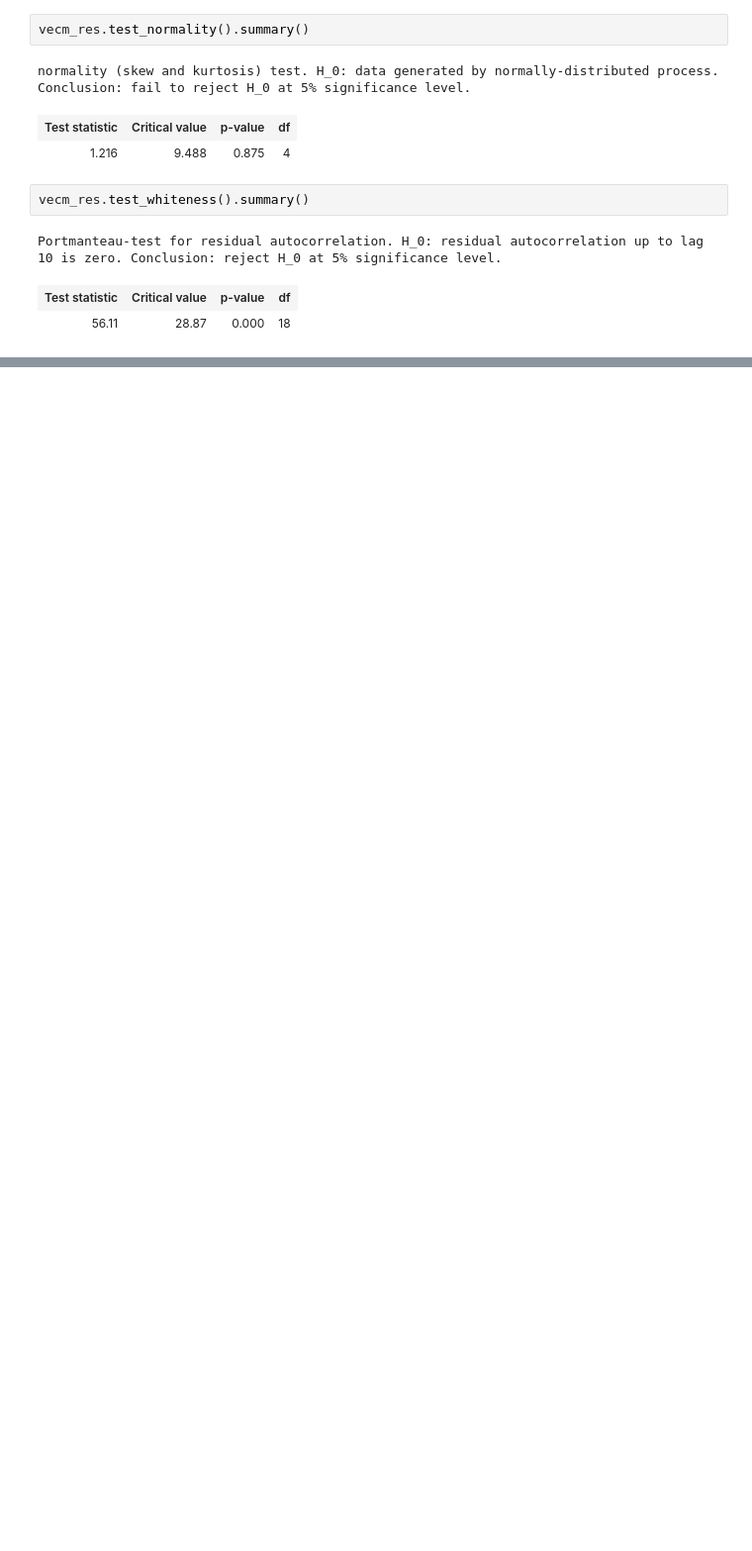
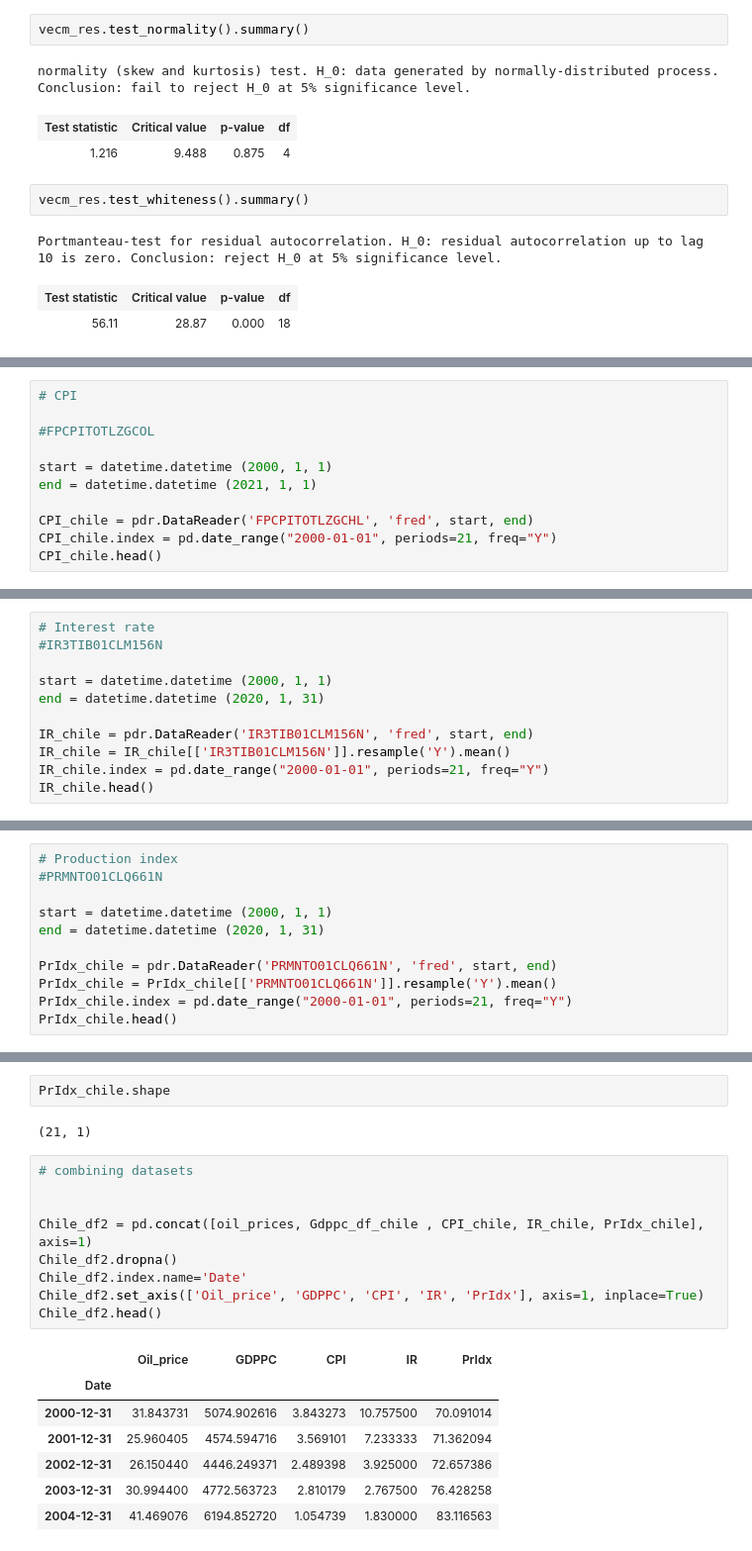
Before and after one commit to Yonas-Berhe/WQU_MSFE_Capestone_project, a Jupyter notebook: MSFE_Capestone_project_code.ipynb, the cells around one changed output, grey strips where cells are left out. Shown at 99% size. Drawn from its saved outputs; the diff is of its cells as text; blank space fills up the shorter version.

```diff
--- a/MSFE_Capestone_project_code.ipynb
+++ b/MSFE_Capestone_project_code.ipynb
@@ -1191,0 +1454,11 @@ Portmanteau-test for residual autocorrelation. H_0: residual autocorrelation up
+# %%
+# CPI
+
+#FPCPITOTLZGCOL
+
+start = datetime.datetime (2000, 1, 1)
+end = datetime.datetime (2021, 1, 1)
+
+CPI_chile = pdr.DataReader('FPCPITOTLZGCHL', 'fred', start, end)
+CPI_chile.index = pd.date_range("2000-01-01", periods=21, freq="Y")
+CPI_chile.head()
@@ -1191,0 +1476,11 @@ Portmanteau-test for residual autocorrelation. H_0: residual autocorrelation up
+# %%
+# Interest rate
+#IR3TIB01CLM156N
+
+start = datetime.datetime (2000, 1, 1)
+end = datetime.datetime (2020, 1, 31)
+
+IR_chile = pdr.DataReader('IR3TIB01CLM156N', 'fred', start, end)
+IR_chile = IR_chile[['IR3TIB01CLM156N']].resample('Y').mean()
+IR_chile.index = pd.date_range("2000-01-01", periods=21, freq="Y")
+IR_chile.head()
@@ -1191,0 +1498,11 @@ Portmanteau-test for residual autocorrelation. H_0: residual autocorrelation up
+# %%
+# Production index
+#PRMNTO01CLQ661N
+
+start = datetime.datetime (2000, 1, 1)
+end = datetime.datetime (2020, 1, 31)
+
+PrIdx_chile = pdr.DataReader('PRMNTO01CLQ661N', 'fred', start, end)
+PrIdx_chile = PrIdx_chile[['PRMNTO01CLQ661N']].resample('Y').mean()
+PrIdx_chile.index = pd.date_range("2000-01-01", periods=21, freq="Y")
+PrIdx_chile.head()
@@ -1191,0 +1516,21 @@ Portmanteau-test for residual autocorrelation. H_0: residual autocorrelation up
+# %%
+PrIdx_chile.shape
+# %% [output]
+(21, 1)
+# %%
+# combining datasets
+
+
+Chile_df2 = pd.concat([oil_prices, Gdppc_df_chile , CPI_chile, IR_chile, PrIdx_chile], axis=1)
+Chile_df2.dropna()
+Chile_df2.index.name='Date'
+Chile_df2.set_axis(['Oil_price', 'GDPPC', 'CPI', 'IR', 'PrIdx'], axis=1, inplace=True)
+Chile_df2.head()
+# %% [output]
+|  | Oil_price | GDPPC | CPI | IR | PrIdx |
+| Date |  |  |  |  |  |
+| 2000-12-31 | 31.843731 | 5074.902616 | 3.843273 | 10.757500 | 70.091014 |
+| 2001-12-31 | 25.960405 | 4574.594716 | 3.569101 | 7.233333 | 71.362094 |
+| 2002-12-31 | 26.150440 | 4446.249371 | 2.489398 | 3.925000 | 72.657386 |
+| 2003-12-31 | 30.994400 | 4772.563723 | 2.810179 | 2.767500 | 76.428258 |
+| 2004-12-31 | 41.469076 | 6194.852720 | 1.054739 | 1.830000 | 83.116563 |
```
Also changed, not shown: parts of 35 cells of this notebook.
